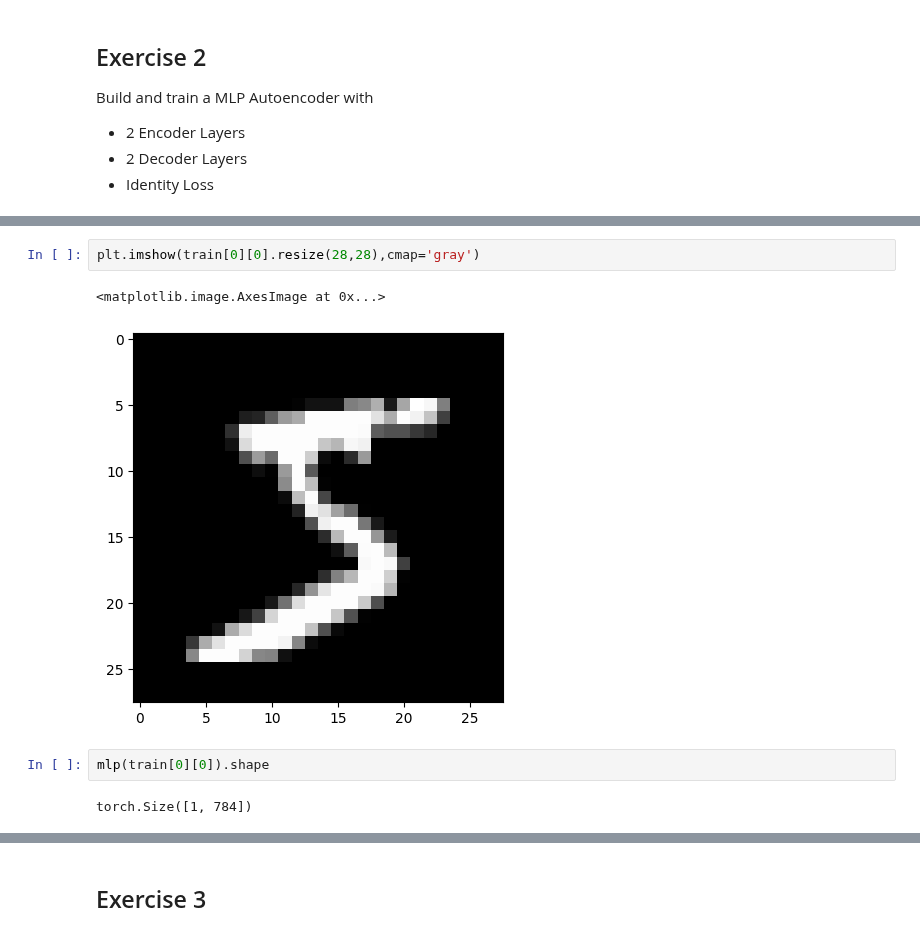
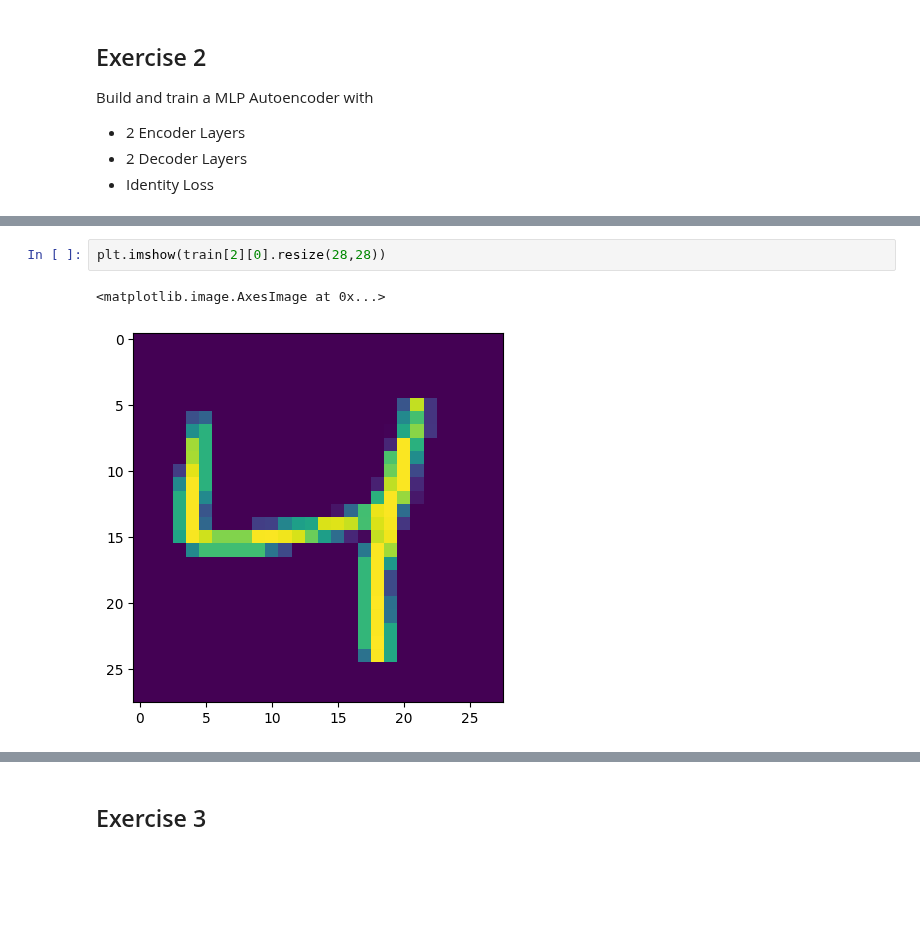
Before and after one commit to MrEwdew/DeepLearning25, a Jupyter notebook: week_8/Assignment_AE_MNIST.ipynb, the cells around one changed output, grey strips where cells are left out. Cells and saved outputs as stored; diff of their text form; blank space fills up the shorter version.

```diff
--- a/week_8/Assignment_AE_MNIST.ipynb
+++ b/week_8/Assignment_AE_MNIST.ipynb
@@ -98,9 +137,5 @@ optimizer = torch.optim.SGD(mlp.parameters(), lr = 0.003, momentum=0.9)
 # %%
-plt.imshow(train[0][0].resize(28,28),cmap='gray')
+plt.imshow(train[2][0].resize(28,28))
 # %% [output]
 <matplotlib.image.AxesImage at 0x...>
-[figure, old version]
+[figure, new version]
-# %%
-mlp(train[0][0]).shape
-# %% [output]
-torch.Size([1, 784])
```
Also changed, not shown: parts of 8 cells of this notebook.
